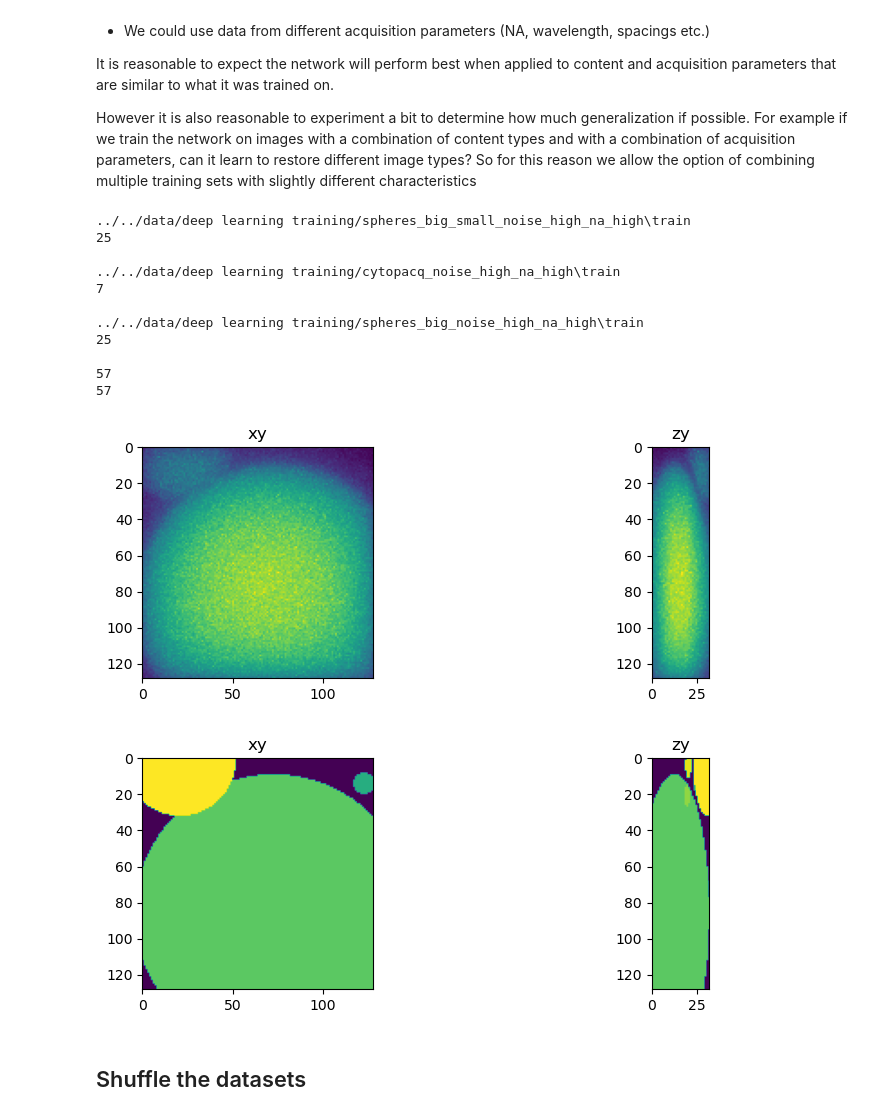
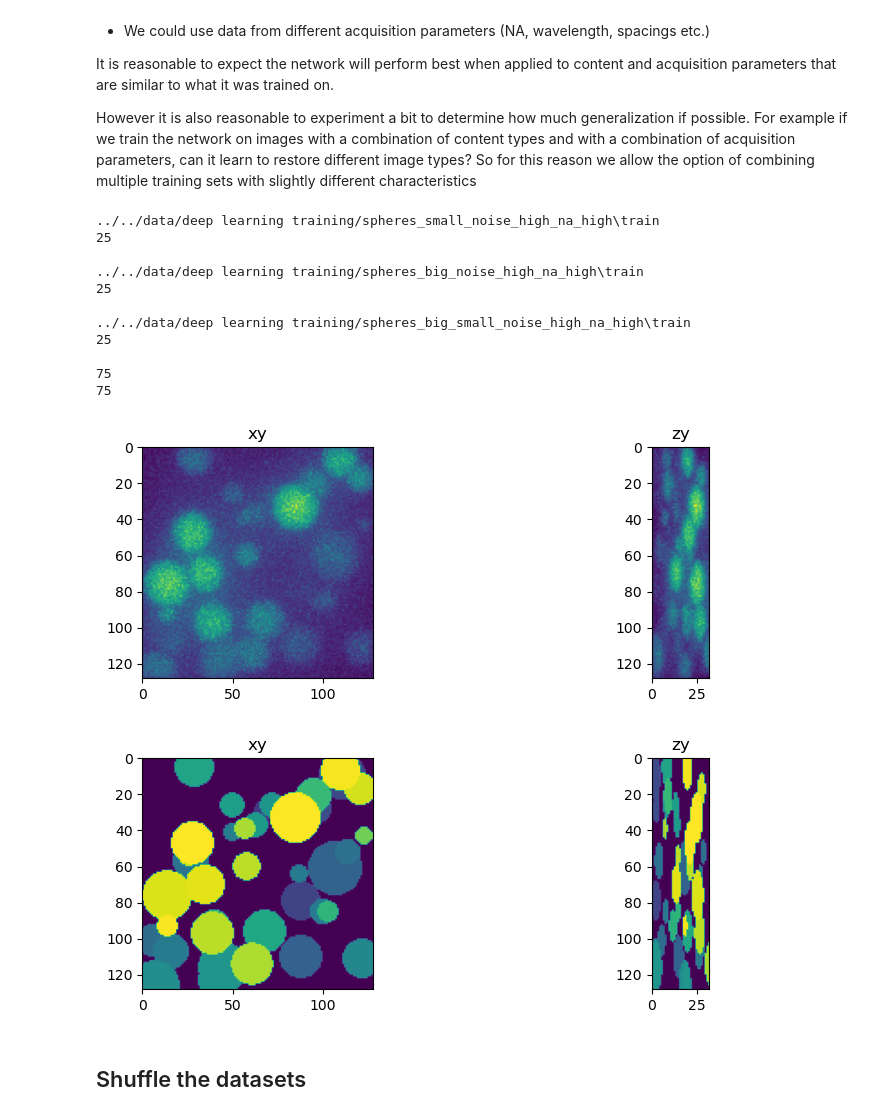
Before and after one commit to True-North-Intelligent-Algorithms/deconvolution-gpu-dl-course, a Jupyter notebook: docs/30_deep_learning/25_train_care.ipynb, the cells around one changed output. Cells and saved outputs as stored; diff of their text form; code cells hidden in the pictures.

```diff
--- a/docs/30_deep_learning/25_train_care.ipynb
+++ b/docs/30_deep_learning/25_train_care.ipynb
@@ -36,12 +36,21 @@ However it is also reasonable to experiment a bit to determine how much generali
 data_path = r'../../data/deep learning training/'
 dl_path = r'../../models'
 
+'''
 data_path1 = os.path.join(data_path, 'spheres_big_small_noise_high_na_high', 'train')
 data_path2 = os.path.join(data_path, 'cytopacq_noise_high_na_high', 'train')
 data_path3 = os.path.join(data_path, 'spheres_big_noise_high_na_high', 'train')
 paths = [data_path1, data_path2, data_path3]
 patch_size = [32, 128, 128]
 model_name = 'combined'
+'''
+
+data_path1 = os.path.join(data_path, 'spheres_small_noise_high_na_high', 'train')
+data_path2 = os.path.join(data_path, 'spheres_big_noise_high_na_high', 'train')
+data_path3 = os.path.join(data_path, 'spheres_big_small_noise_high_na_high', 'train')
+paths = [data_path1, data_path2, data_path3]
+patch_size = [32, 128, 128]
+model_name = 'spheres2'
 
 '''
 data_path1 = os.path.join(data_path, 'spheres_big_small_noise_high_na_high', 'train')
@@ -54,41 +63,41 @@ model_name = 'spheres_big_small_noise_high_na_high'
 data_path1 = os.path.join(data_path, 'cytopacq_noise_high_na_high', 'train')
 paths = [data_path1]
 patch_size = None
 model_name = 'cytopacq_noise_high_na_high'
 '''
 
 
 X = []
 Y = []
 
 for path in paths:
     X_, Y_ = collect_training_data(path, sub_sample=1, downsample=False, normalize_truth=True, training_multiple=16, patch_size=patch_size)
 
     print(path)
     print(len(X_))
     print()
     X.extend(X_)
     Y.extend(Y_)
 
 print(len(X))
 print(len(Y))
 
 fig = show_xy_zy_max(X[0])
 fig = show_xy_zy_max(Y[0])
 # %% [output]
-../../data/deep learning training/spheres_big_small_noise_high_na_high\train
+../../data/deep learning training/spheres_small_noise_high_na_high\train
 25
-
-../../data/deep learning training/cytopacq_noise_high_na_high\train
-7
 
 ../../data/deep learning training/spheres_big_noise_high_na_high\train
 25
 
-57
-57
+../../data/deep learning training/spheres_big_small_noise_high_na_high\train
+25
+
+75
+75
-[figure, old version]
+[figure, new version]
-[figure, old version]
+[figure, new version]
 # %% [markdown]
 ## Shuffle the datasets
 # %%
```
Also changed, not shown: parts of 5 cells of this notebook, 5 other files.
